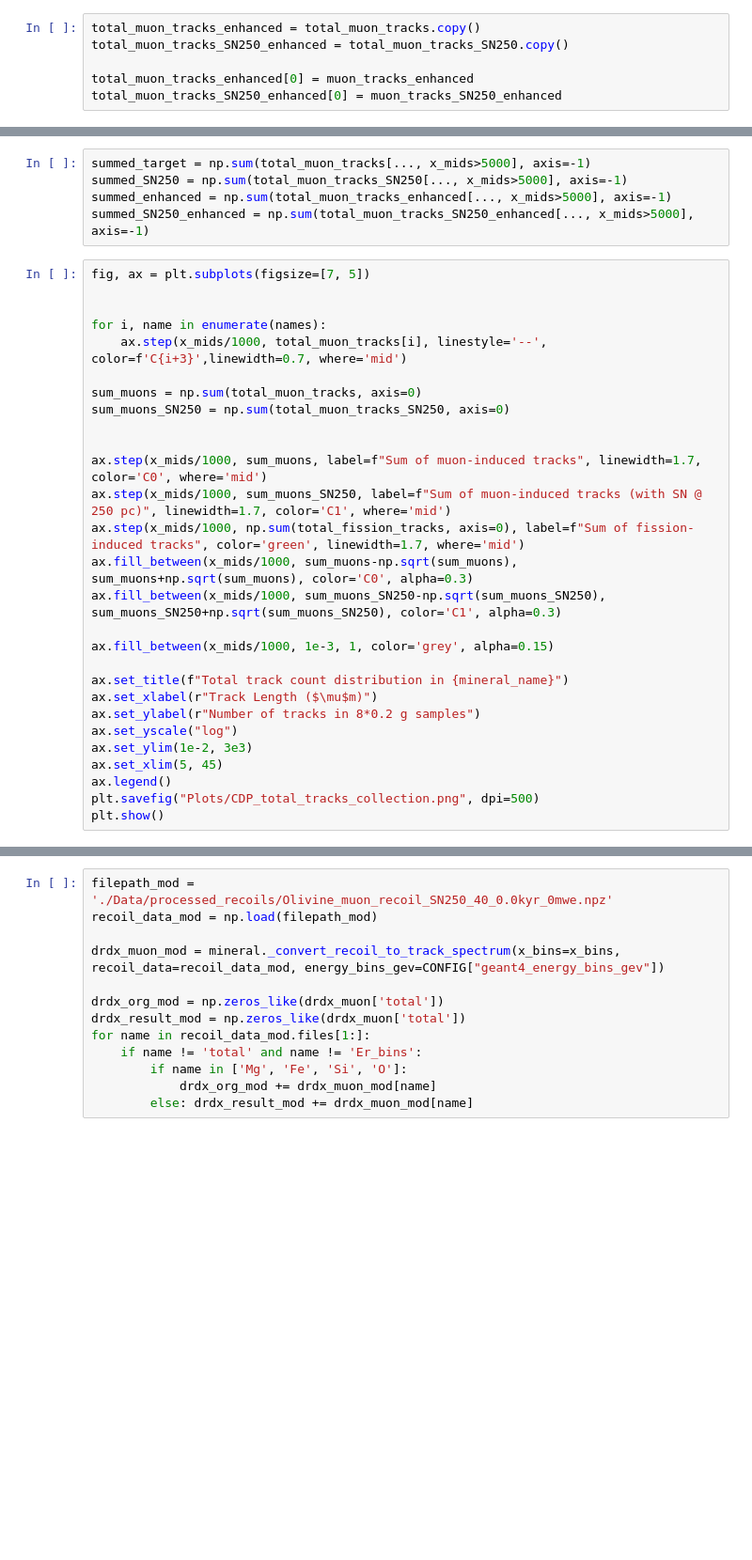
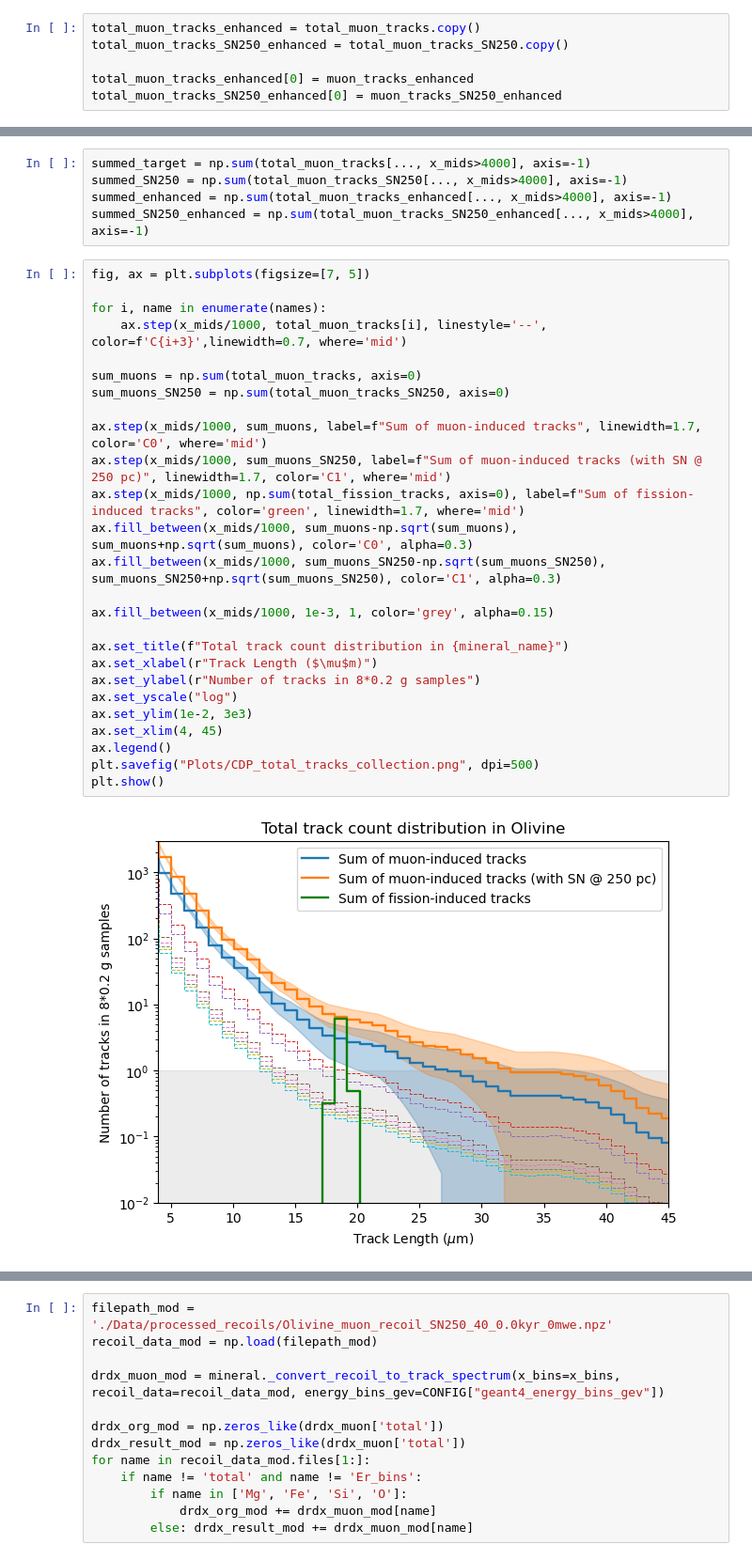
Before and after one commit to cgalelli/PrimusCode, a Jupyter notebook: CDP_analysis.ipynb, the cells around one changed output, grey strips where cells are left out. Shown at 94% size. Cells and saved outputs as stored; diff of their text form; blank space fills up the shorter version.

```diff
--- a/CDP_analysis.ipynb
+++ b/CDP_analysis.ipynb
@@ -200,34 +265,34 @@ plt.show()
 # %%
-summed_target = np.sum(total_muon_tracks[..., x_mids>5000], axis=-1)
-summed_SN250 = np.sum(total_muon_tracks_SN250[..., x_mids>5000], axis=-1)
-summed_enhanced = np.sum(total_muon_tracks_enhanced[..., x_mids>5000], axis=-1)
-summed_SN250_enhanced = np.sum(total_muon_tracks_SN250_enhanced[..., x_mids>5000], axis=-1)
+summed_target = np.sum(total_muon_tracks[..., x_mids>4000], axis=-1)
+summed_SN250 = np.sum(total_muon_tracks_SN250[..., x_mids>4000], axis=-1)
+summed_enhanced = np.sum(total_muon_tracks_enhanced[..., x_mids>4000], axis=-1)
+summed_SN250_enhanced = np.sum(total_muon_tracks_SN250_enhanced[..., x_mids>4000], axis=-1)
 # %%
 fig, ax = plt.subplots(figsize=[7, 5])
-
 
 for i, name in enumerate(names):
     ax.step(x_mids/1000, total_muon_tracks[i], linestyle='--', color=f'C{i+3}',linewidth=0.7, where='mid')
 
 sum_muons = np.sum(total_muon_tracks, axis=0)
 sum_muons_SN250 = np.sum(total_muon_tracks_SN250, axis=0)
-
 
 ax.step(x_mids/1000, sum_muons, label=f"Sum of muon-induced tracks", linewidth=1.7, color='C0', where='mid')
 ax.step(x_mids/1000, sum_muons_SN250, label=f"Sum of muon-induced tracks (with SN @ 250 pc)", linewidth=1.7, color='C1', where='mid')
 ax.step(x_mids/1000, np.sum(total_fission_tracks, axis=0), label=f"Sum of fission-induced tracks", color='green', linewidth=1.7, where='mid')
 ax.fill_between(x_mids/1000, sum_muons-np.sqrt(sum_muons), sum_muons+np.sqrt(sum_muons), color='C0', alpha=0.3)
 ax.fill_between(x_mids/1000, sum_muons_SN250-np.sqrt(sum_muons_SN250), sum_muons_SN250+np.sqrt(sum_muons_SN250), color='C1', alpha=0.3)
 
 ax.fill_between(x_mids/1000, 1e-3, 1, color='grey', alpha=0.15)
 
 ax.set_title(f"Total track count distribution in {mineral_name}")
 ax.set_xlabel(r"Track Length ($\mu$m)")
 ax.set_ylabel(r"Number of tracks in 8*0.2 g samples")
 ax.set_yscale("log")
 ax.set_ylim(1e-2, 3e3)
-ax.set_xlim(5, 45)
+ax.set_xlim(4, 45)
 ax.legend()
 plt.savefig("Plots/CDP_total_tracks_collection.png", dpi=500)
 plt.show()
+# %% [output]
+[figure, added]
 # %%
```
Also changed, not shown: parts of 11 cells of this notebook, 1 other file.
